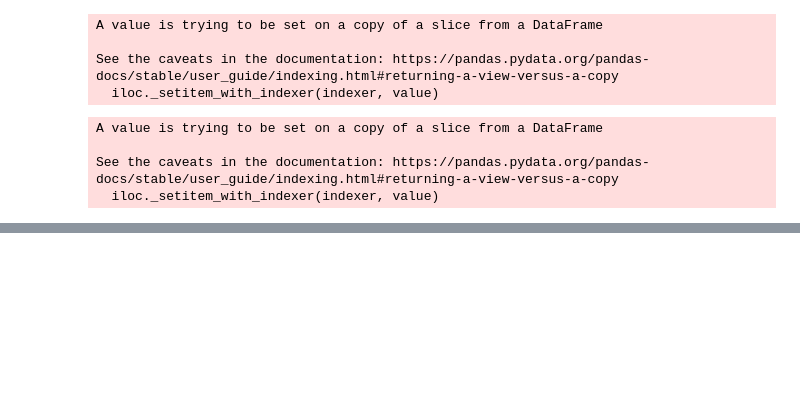
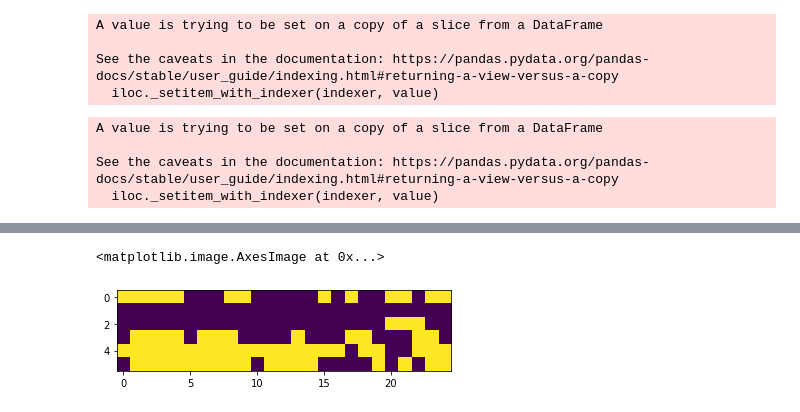
Before and after one commit to Eternity402/Factor_Investing, a Jupyter notebook: Sirius_API.ipynb, the cells around one changed output, grey strips where cells are left out. Saved outputs shown, nothing was run; the diff lists cells and outputs as text; code cells hidden in the pictures; blank space fills up the shorter version.

```diff
--- a/Sirius_API.ipynb
+++ b/Sirius_API.ipynb
@@ -808 +823,8 @@ pd.concat(tvalues, axis=1)
 6 rows × 25 columns
+# %%
+import matplotlib.pyplot as plt
+
+plt.imshow(pd.concat(p, axis=1) > 0.05)
+# %% [output]
+<matplotlib.image.AxesImage at 0x...>
+[figure, added]
```
Also changed, not shown: parts of 100 cells of this notebook.
